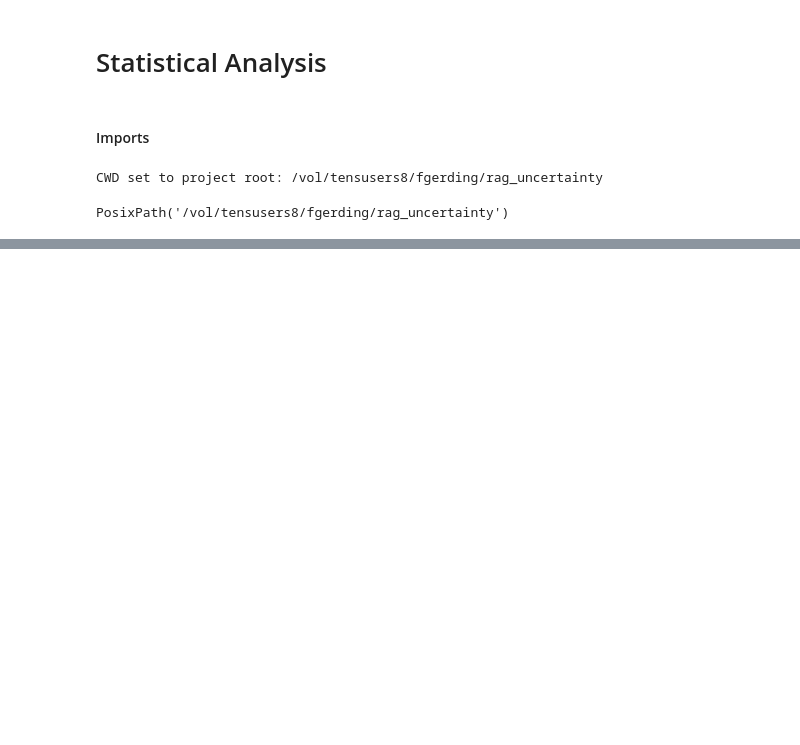
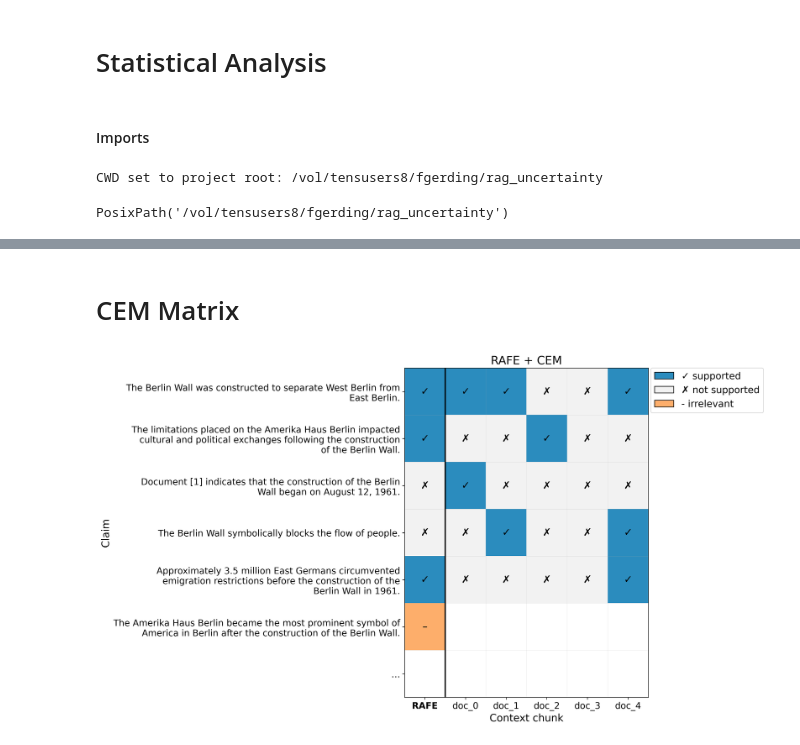
Before and after one commit to FynnGerding/rag_uncertainty, a Jupyter notebook: src/rag_uncertainty/analysis.ipynb, the cells around one changed output, grey strips where cells are left out. Saved outputs shown, nothing was run; the diff lists cells and outputs as text; code cells hidden in the pictures; blank space fills up the shorter version.

```diff
--- a/src/rag_uncertainty/analysis.ipynb
+++ b/src/rag_uncertainty/analysis.ipynb
@@ -53,0 +71,2 @@ File exists: True
+# %%
+merged_path = "results/results.json"
@@ -53,0 +84,6 @@ File exists: True
+# %%
+raw_questions_path = Path("./src/rag_uncertainty/questions.json")
+with open(raw_questions_path, "r") as f:
+    raw_questions = json.load(f)
+flattened_list = [item for sublist in list(raw_questions.values()) for item in sublist]
+print(f'Total questions: {len(flattened_list)}')
@@ -288,0 +287,13 @@ Analysis complete. All outputs saved to: /vol/tensusers8/fgerding/rag_uncertaint
+# %%
+ds = ResultsDataset.from_flat_records(data)
+# %%
+qdf = ds.question_level_frame()
+display(qdf[["category", "question", "n_samples", "n_unique_answers"]])
+
+# Validation summary
+val = []
+for q in ds.questions:
+    v = q.validate(expected_n=5)
+    val.append({"category": q.category, "question": q.question, **v})
+val_df = pd.DataFrame(val)
+display(val_df)
@@ -288,0 +599,2 @@ Analysis complete. All outputs saved to: /vol/tensusers8/fgerding/rag_uncertaint
+# %% [markdown]
+# CEM Matrix
@@ -288,0 +815,26 @@ Analysis complete. All outputs saved to: /vol/tensusers8/fgerding/rag_uncertaint
+# %%
+# subset of claims selected to illustrate the method
+claims = [
+    "The Berlin Wall was constructed to separate West Berlin from East Berlin.",
+    "The limitations placed on the Amerika Haus Berlin impacted cultural and political exchanges following the construction of the Berlin Wall.",
+    "Document [1] indicates that the construction of the Berlin Wall began on August 12, 1961.",
+    "The Berlin Wall symbolically blocks the flow of people.",
+    "Approximately 3.5 million East Germans circumvented emigration restrictions before the construction of the Berlin Wall in 1961.",
+    "The Amerika Haus Berlin became the most prominent symbol of America in Berlin after the construction of the Berlin Wall.",  # IRRELEVANT
+]
+
+# manually selected question and answer pair to illustrate the method
+question_nr = 2
+answer_nr = 0
+q0 = ds.questions[question_nr]
+s0 = q0.samples[answer_nr]
+
+plot_cem(
+    s0,
+    selected_claims=claims,
+    cem_text_mode="both",
+    save_to='figures/CEM_matrix_berlin_wall.pdf',
+    base_fontsize=16,
+)
+# %% [output]
+[figure, added]
```
Also changed, not shown: parts of 24 cells of this notebook, 7 other files.
